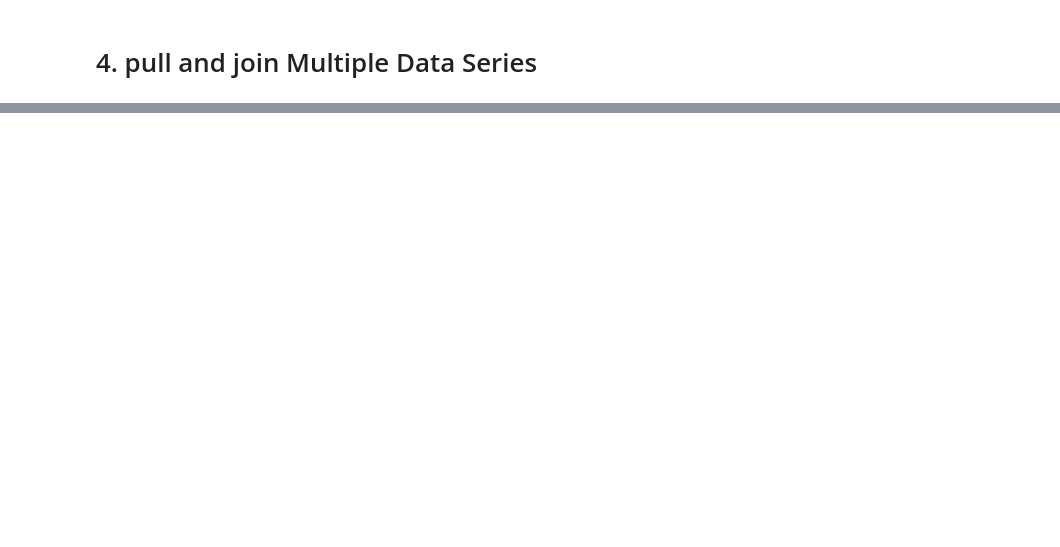
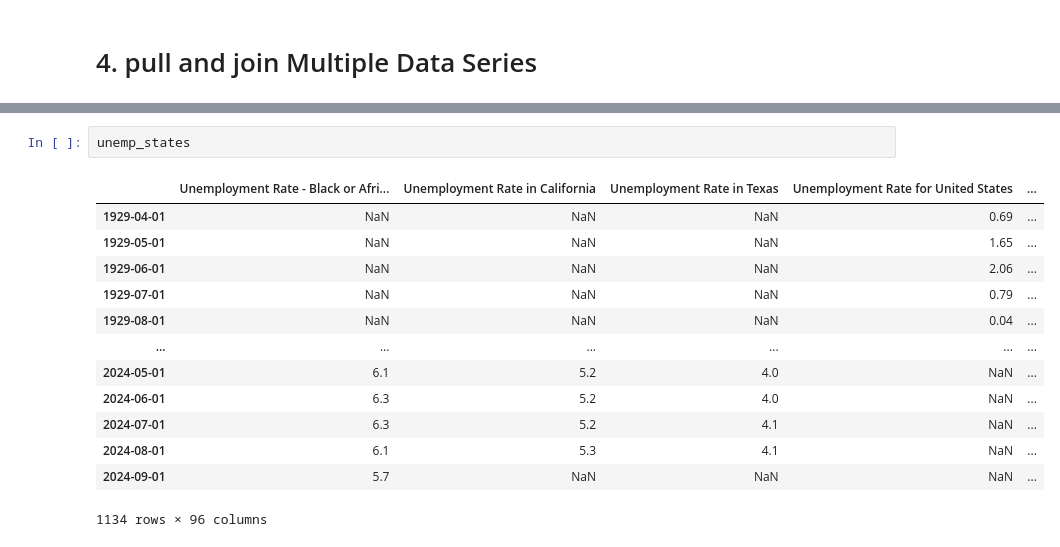
Before and after one commit to ayoub22222222/Economic-Data-Analysis-Project, a Jupyter notebook: Untitled.ipynb, the cells around one changed output, grey strips where cells are left out. Saved outputs shown, nothing was run; the diff lists cells and outputs as text; blank space fills up the shorter version.

```diff
--- a/Untitled.ipynb
+++ b/Untitled.ipynb
@@ -81,0 +121,16 @@ Index: []
+# %%
+unemp_states
+# %% [output]
+|  | Unemployment Rate - Black or Afri... | Unemployment Rate in California | Unemployment Rate in Texas | Unemployment Rate for United States | ... |
+| 1929-04-01 | NaN | NaN | NaN | 0.69 | ... |
+| 1929-05-01 | NaN | NaN | NaN | 1.65 | ... |
+| 1929-06-01 | NaN | NaN | NaN | 2.06 | ... |
+| 1929-07-01 | NaN | NaN | NaN | 0.79 | ... |
+| 1929-08-01 | NaN | NaN | NaN | 0.04 | ... |
+| ... | ... | ... | ... | ... | ... |
+| 2024-05-01 | 6.1 | 5.2 | 4.0 | NaN | ... |
+| 2024-06-01 | 6.3 | 5.2 | 4.0 | NaN | ... |
+| 2024-07-01 | 6.3 | 5.2 | 4.1 | NaN | ... |
+| 2024-08-01 | 6.1 | 5.3 | 4.1 | NaN | ... |
+| 2024-09-01 | 5.7 | NaN | NaN | NaN | ... |
+1134 rows × 96 columns
```
Also changed, not shown: parts of 20 cells of this notebook, 14 other files.
